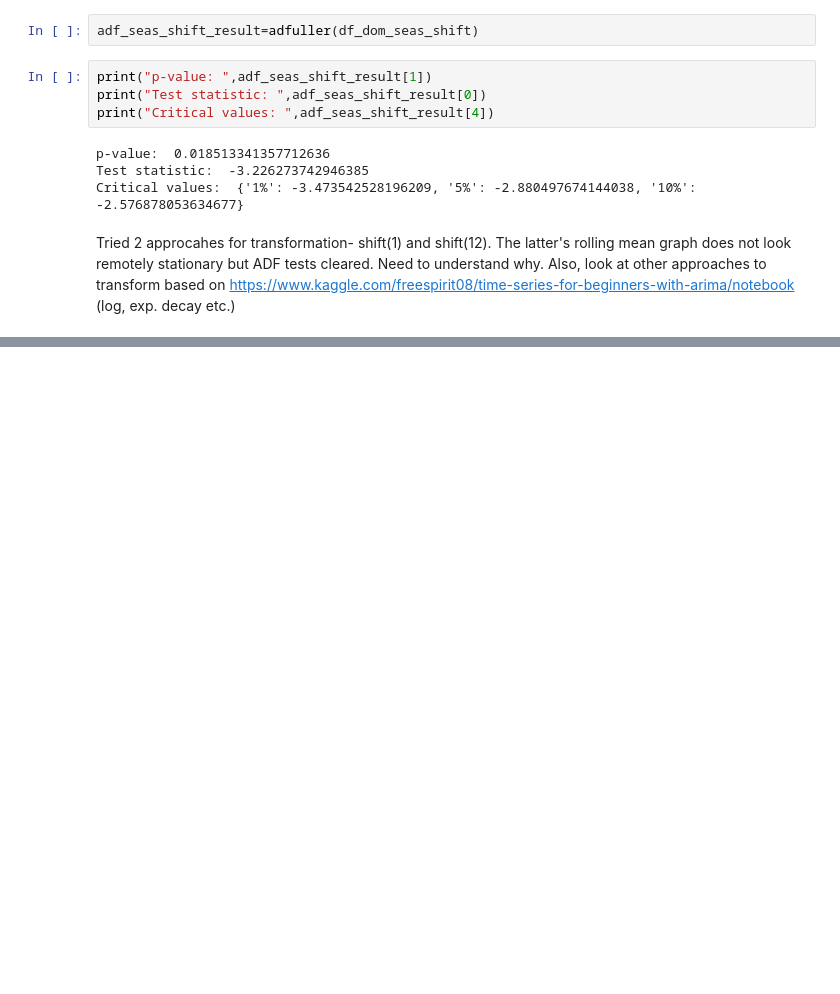
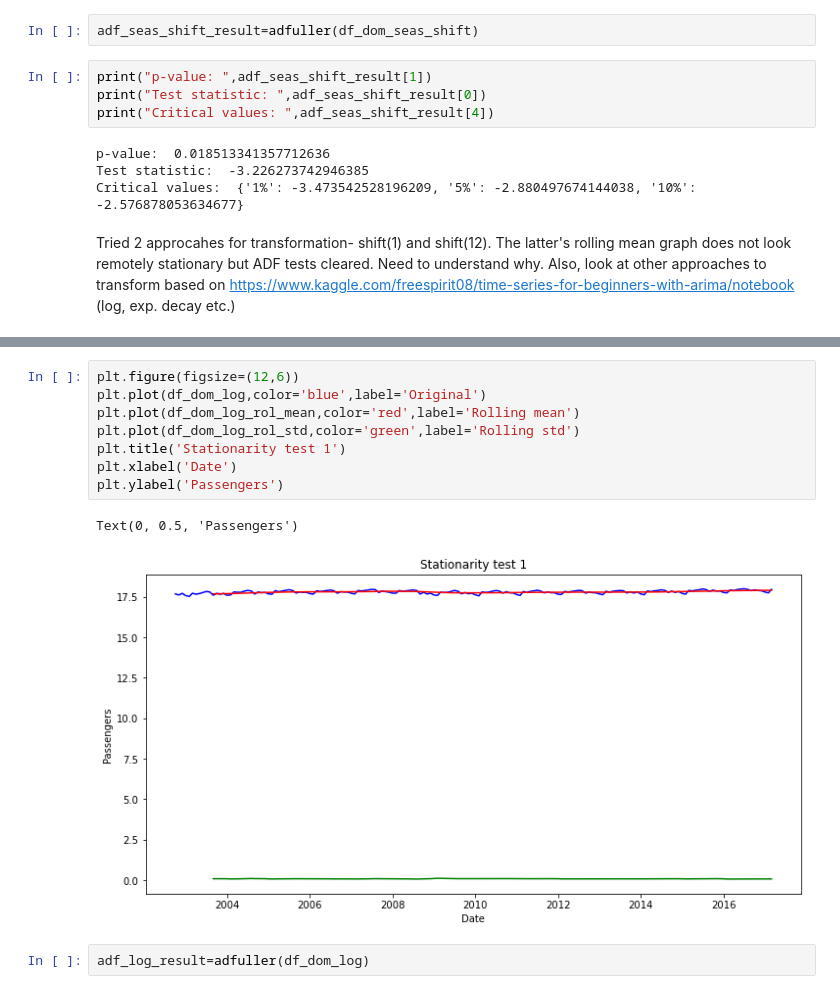
Before and after one commit to karthiksajeev94/Test, a Jupyter notebook: Time Series Forecasting.ipynb, the cells around one changed output, grey strips where cells are left out. Cells and saved outputs as stored; diff of their text form; blank space fills up the shorter version.

```diff
--- a/Time Series Forecasting.ipynb
+++ b/Time Series Forecasting.ipynb
@@ -297,0 +329,13 @@ https://www.kaggle.com/freespirit08/time-series-for-beginners-with-arima/noteboo
+# %%
+plt.figure(figsize=(12,6))
+plt.plot(df_dom_log,color='blue',label='Original')
+plt.plot(df_dom_log_rol_mean,color='red',label='Rolling mean')
+plt.plot(df_dom_log_rol_std,color='green',label='Rolling std')
+plt.title('Stationarity test 1')
+plt.xlabel('Date')
+plt.ylabel('Passengers')
+# %% [output]
+Text(0, 0.5, 'Passengers')
+[figure, added]
+# %%
+adf_log_result=adfuller(df_dom_log)
```
Also changed, not shown: parts of 21 cells of this notebook.
